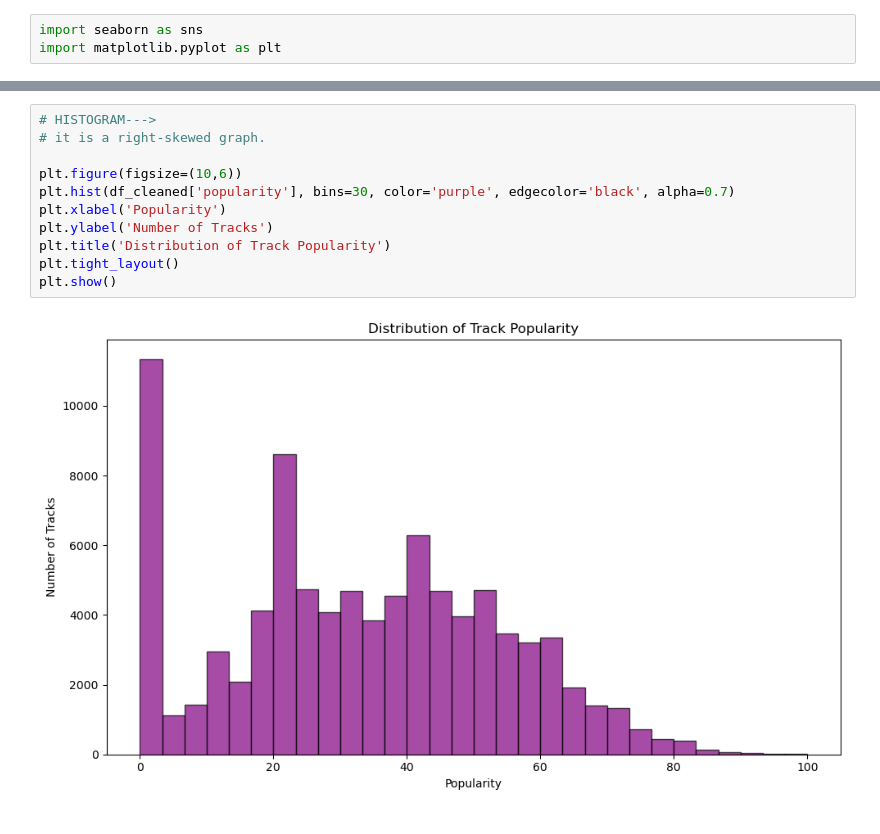
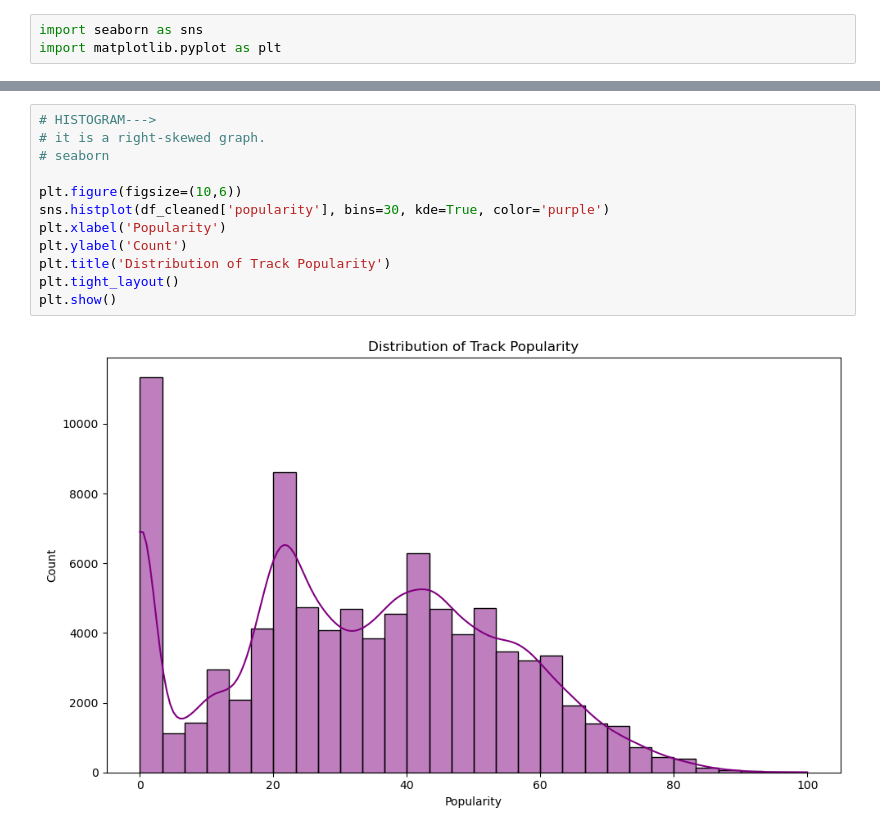
Before and after one commit to AayushCode24-7/Data_Wrangling, a Jupyter notebook: FDS.ipynb, the cells around one changed output, grey strips where cells are left out. Drawn from its saved outputs; the diff is of its cells as text.

```diff
--- a/FDS.ipynb
+++ b/FDS.ipynb
@@ -256,15 +257,16 @@ plt.show()
 # %%
 # HISTOGRAM--->
 # it is a right-skewed graph.
+# seaborn
 
 plt.figure(figsize=(10,6))
-plt.hist(df_cleaned['popularity'], bins=30, color='purple', edgecolor='black', alpha=0.7)
+sns.histplot(df_cleaned['popularity'], bins=30, kde=True, color='purple')
 plt.xlabel('Popularity')
-plt.ylabel('Number of Tracks')
+plt.ylabel('Count')
 plt.title('Distribution of Track Popularity')
 plt.tight_layout()
 plt.show()
 # %% [output]
-[figure, old version]
+[figure, new version]
 # %%
 # Box Plot - Popularity Distribution across Top 10 Genres
```
Also changed, not shown: parts of 4 cells of this notebook.
